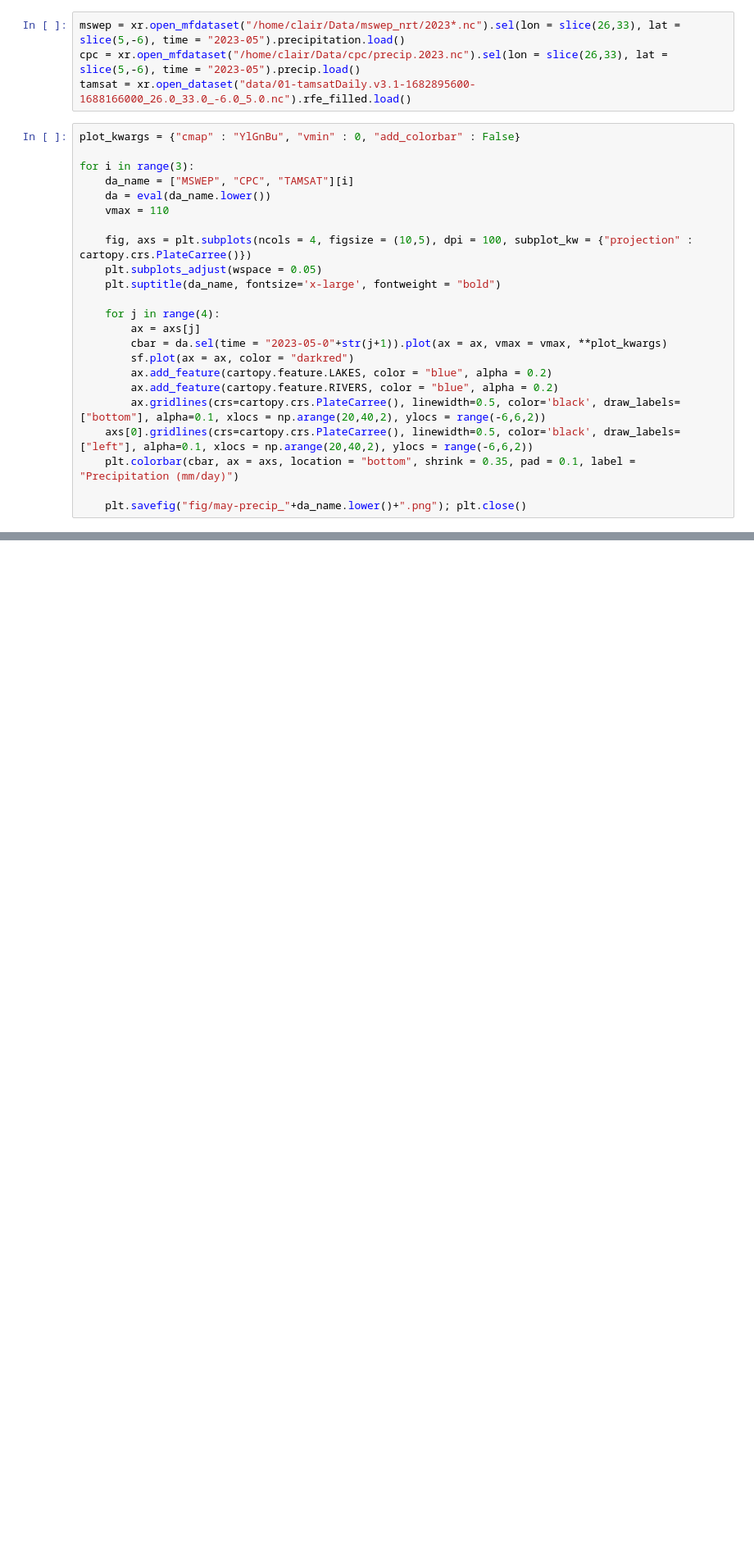
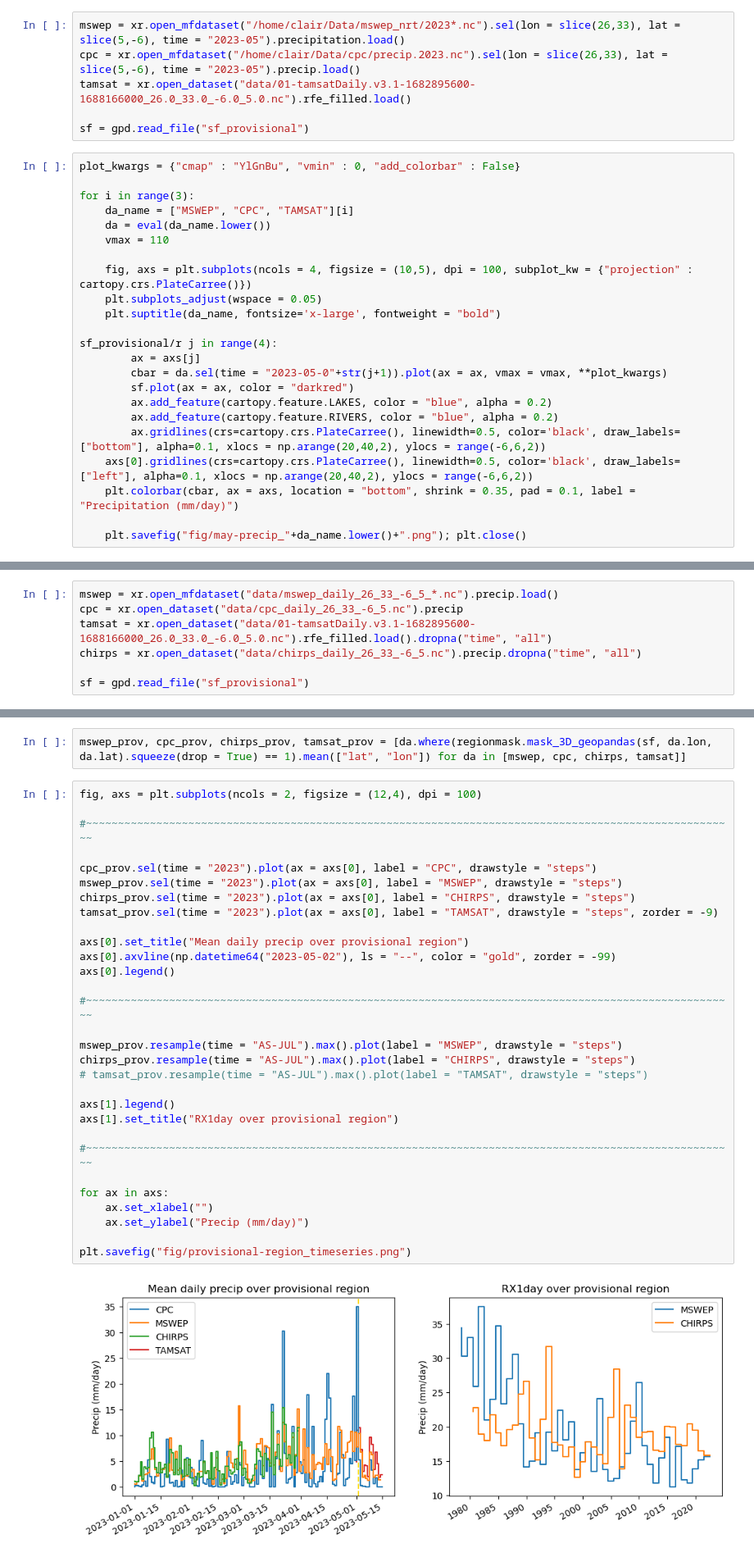
Before and after one commit to clairbarnes/wwa-archive, a Jupyter notebook: 23-04_CAfr-flood/CAfr-flood_00_working.ipynb, the cells around one changed output, grey strips where cells are left out. Shown: that part at 82% size. Cells and saved outputs as stored; diff of their text form; blank space fills up the shorter version.

```diff
--- a/23-04_CAfr-flood/CAfr-flood_00_working.ipynb
+++ b/23-04_CAfr-flood/CAfr-flood_00_working.ipynb
@@ -128,6 +154,8 @@ sf = sf.loc[[a == sf.geometry.area.max() for a in sf.geometry.area]].exterior
 mswep = xr.open_mfdataset("/home/clair/Data/mswep_nrt/2023*.nc").sel(lon = slice(26,33), lat = slice(5,-6), time = "2023-05").precipitation.load()
 cpc = xr.open_mfdataset("/home/clair/Data/cpc/precip.2023.nc").sel(lon = slice(26,33), lat = slice(5,-6), time = "2023-05").precip.load()
 tamsat = xr.open_dataset("data/01-tamsatDaily.v3.1-1682895600-1688166000_26.0_33.0_-6.0_5.0.nc").rfe_filled.load()
+
+sf = gpd.read_file("sf_provisional")
 # %%
 plot_kwargs = {"cmap" : "YlGnBu", "vmin" : 0, "add_colorbar" : False}
 
@@ -140,7 +168,7 @@ for i in range(3):
     plt.subplots_adjust(wspace = 0.05)
     plt.suptitle(da_name, fontsize='x-large', fontweight = "bold")
 
-    for j in range(4):
+sf_provisional/r j in range(4):
         ax = axs[j]
         cbar = da.sel(time = "2023-05-0"+str(j+1)).plot(ax = ax, vmax = vmax, **plot_kwargs)
         sf.plot(ax = ax, color = "darkred")
@@ -153,0 +184,7 @@ for i in range(3):
+# %%
+mswep = xr.open_mfdataset("data/mswep_daily_26_33_-6_5_*.nc").precip.load()
+cpc = xr.open_dataset("data/cpc_daily_26_33_-6_5.nc").precip
+tamsat = xr.open_dataset("data/01-tamsatDaily.v3.1-1682895600-1688166000_26.0_33.0_-6.0_5.0.nc").rfe_filled.load().dropna("time", "all")
+chirps = xr.open_dataset("data/chirps_daily_26_33_-6_5.nc").precip.dropna("time", "all")
+
+sf = gpd.read_file("sf_provisional")
@@ -153,0 +193,34 @@ for i in range(3):
+# %%
+mswep_prov, cpc_prov, chirps_prov, tamsat_prov = [da.where(regionmask.mask_3D_geopandas(sf, da.lon, da.lat).squeeze(drop = True) == 1).mean(["lat", "lon"]) for da in [mswep, cpc, chirps, tamsat]]
+# %%
+fig, axs = plt.subplots(ncols = 2, figsize = (12,4), dpi = 100)
+
+#~~~~~~~~~~~~~~~~~~~~~~~~~~~~~~~~~~~~~~~~~~~~~~~~~~~~~~~~~~~~~~~~~~~~~~~~~~~~~~~~~~~~~~~~~~~~~~~~~~~~~~
+
+cpc_prov.sel(time = "2023").plot(ax = axs[0], label = "CPC", drawstyle = "steps")
+mswep_prov.sel(time = "2023").plot(ax = axs[0], label = "MSWEP", drawstyle = "steps")
+chirps_prov.sel(time = "2023").plot(ax = axs[0], label = "CHIRPS", drawstyle = "steps")
+tamsat_prov.sel(time = "2023").plot(ax = axs[0], label = "TAMSAT", drawstyle = "steps", zorder = -9)
+
+axs[0].set_title("Mean daily precip over provisional region")
+axs[0].axvline(np.datetime64("2023-05-02"), ls = "--", color = "gold", zorder = -99)
+axs[0].legend()
+
+#~~~~~~~~~~~~~~~~~~~~~~~~~~~~~~~~~~~~~~~~~~~~~~~~~~~~~~~~~~~~~~~~~~~~~~~~~~~~~~~~~~~~~~~~~~~~~~~~~~~~~~
+
+mswep_prov.resample(time = "AS-JUL").max().plot(label = "MSWEP", drawstyle = "steps")
+chirps_prov.resample(time = "AS-JUL").max().plot(label = "CHIRPS", drawstyle = "steps")
+# tamsat_prov.resample(time = "AS-JUL").max().plot(label = "TAMSAT", drawstyle = "steps")
+
+axs[1].legend()
+axs[1].set_title("RX1day over provisional region")
+
+#~~~~~~~~~~~~~~~~~~~~~~~~~~~~~~~~~~~~~~~~~~~~~~~~~~~~~~~~~~~~~~~~~~~~~~~~~~~~~~~~~~~~~~~~~~~~~~~~~~~~~~
+
+for ax in axs:
+    ax.set_xlabel("")
+    ax.set_ylabel("Precip (mm/day)")
+
+plt.savefig("fig/provisional-region_timeseries.png")
+# %% [output]
+[figure, added]
```
Also changed, not shown: parts of 24 cells of this notebook.
